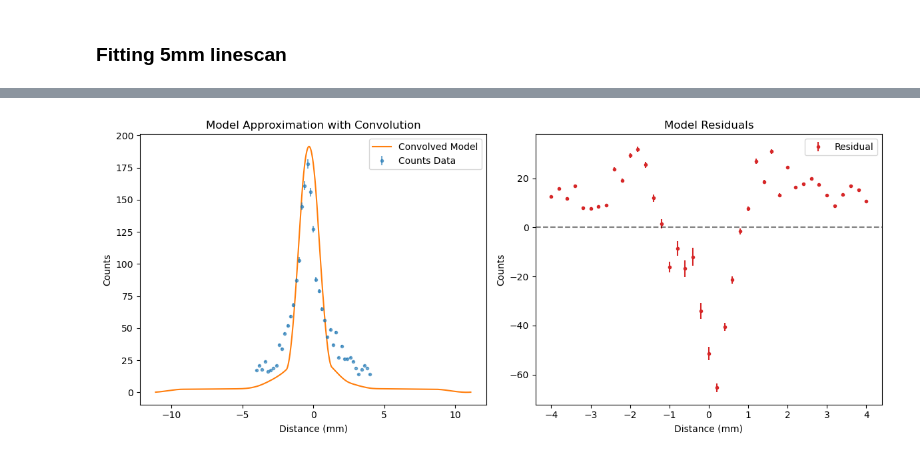
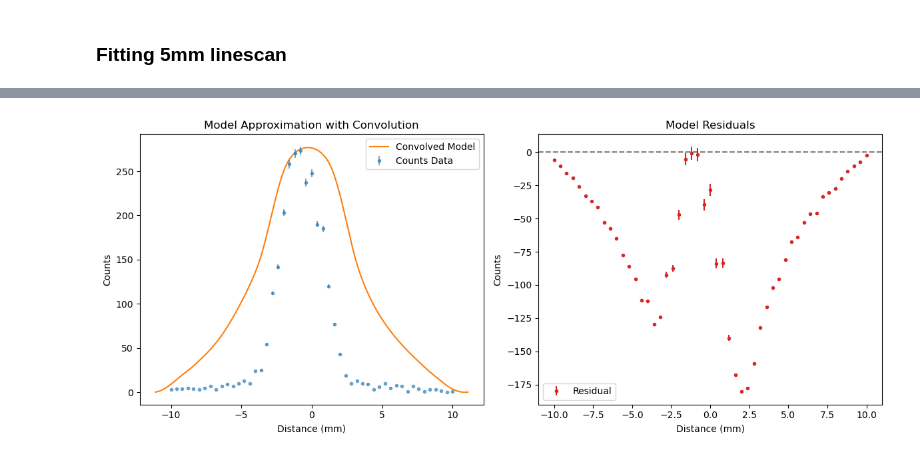
Before and after one commit to MarkZhit/PHYS409-PET, a Jupyter notebook: AlphaDetermination.ipynb, the cells around one changed output, grey strips where cells are left out. Saved outputs shown, nothing was run; the diff lists cells and outputs as text; code cells hidden in the pictures.

```diff
--- a/AlphaDetermination.ipynb
+++ b/AlphaDetermination.ipynb
@@ -207,9 +316,9 @@ get_transmission_efficiency(5,slit_width_W=2,attenuation_len=5.6,n_rays=100000)
 # Example: Scan the source position
 x_scan = np.arange(-10, 10, 0.01)
 transmission = []
+Rscint = 30 # mm
 
 for x in x_scan:
-    # 3mm slit, ~5.6mm lambda (Lead 511 keV)
-    val = get_transmission_efficiency(x, slit_width_W=2.0, attenuation_len=5.6, n_rays=5000)
+    val = get_transmission_efficiency(x, slit_width_W=2.0, attenuation_len=5.6, n_rays=10000, R_scint=35)
     transmission.append(val)
 # %%
@@ -260,23 +367,33 @@ m.displayModelDataLinescan(convolvedX, convolvedSignal, dist_array, counts_array
 # %%
 x_scan = np.arange(-10, 10, 0.01)
 transmission = []
+Wslit = 5
+Wcopper = 5.5
 
 for x in x_scan:
     # 3mm slit, ~5.6mm lambda (Lead 511 keV)
-    val = get_transmission_efficiency(x, slit_width_W=1, attenuation_len=5.6, n_rays=5000)
+    val = get_transmission_efficiency(x, slit_width_W=Wslit, attenuation_len=5.6, n_rays=20000)
     transmission.append(val)
 # %%
-A = 900
+A = 2800
 Rscint = 35 # mm
 Rsource = 1.1
 x0 = 0
 distanceStep = x_scan[1] - x_scan[0]
 background = 0.0234 # times exposure time
+alpha = 0.012
 
-Signal_Modelled = A*np.array(transmission)+ (background * 30)
+Signal_Modelled = A*np.array(transmission) + (background * 30)
 
-xArr = x_scan
 Xsource = np.arange(start=-Rsource + x0,stop=Rsource + x0,step=distanceStep)
+scintArr = m.circleConvolve(Rscint, x_scan, x0)
+
+# scintMask = np.abs(x_scan) < (Wcopper / 2)
+#
+# Signal_Modelled = np.where(scintMask, Signal_Modelled, Signal_Modelled*alpha)
+
+# Signal_Modelled[np.round((Rscint-Wslit/2)/distanceStep).astype(int):np.round((Rscint+Wslit/2)/distanceStep).astype(int)] = Signal_Modelled[np.round((Rscint-Wslit/2)/distanceStep).astype(int):np.round((Rscint+Wslit/2)/distanceStep).astype(int)] * alpha
+
 sourceArr = m.sphereConvolve(Rsource, Xsource, x0)
 sourceArr = sourceArr / max(sourceArr)
 
@@ -285,4 +402,4 @@ convolvedX = np.arange(start=-len(convolvedSignal)/2, stop=len(convolvedSignal)/
 convolvedSignal = convolvedSignal + background
 
 convolvedSignal = convolvedSignal * max(Signal_Modelled) / max(convolvedSignal)
-convolvedSignal = np.roll(convolvedSignal,-30)
+convolvedSignal = np.roll(convolvedSignal,-20)
@@ -289,8 +417,8 @@ convolvedSignal = np.roll(convolvedSignal,-30)
 # %%
-dist_array, counts_array, ucounts_array = m.readLineScan("./data/Lead Linescans - Feb 4/Feb 4, 2026, 5_01 PM, Scan1, 0_0 Deg, w-1mm.dat")
+dist_array, counts_array, ucounts_array = m.readLineScan("./data/Lead Linescans - Feb 4/Feb 4, 2026, 2_37 PM, Scan1, 0_0 Deg, w-5mm.dat")
 
 # print(max(convolvedSignal))
 
-m.displayModelDataLinescan(convolvedX, convolvedSignal, dist_array, counts_array, ucounts_array, "MonteCarlo Model+Residual - 1mm lead linescan.png")
+m.displayModelDataLinescan(convolvedX, convolvedSignal, dist_array, counts_array, ucounts_array, "MonteCarlo Model+Residual - 5mm lead linescan.png")
 # %% [output]
-[figure, old version]
+[figure, new version]
```
Also changed, not shown: parts of 7 cells of this notebook, 6 other files.
